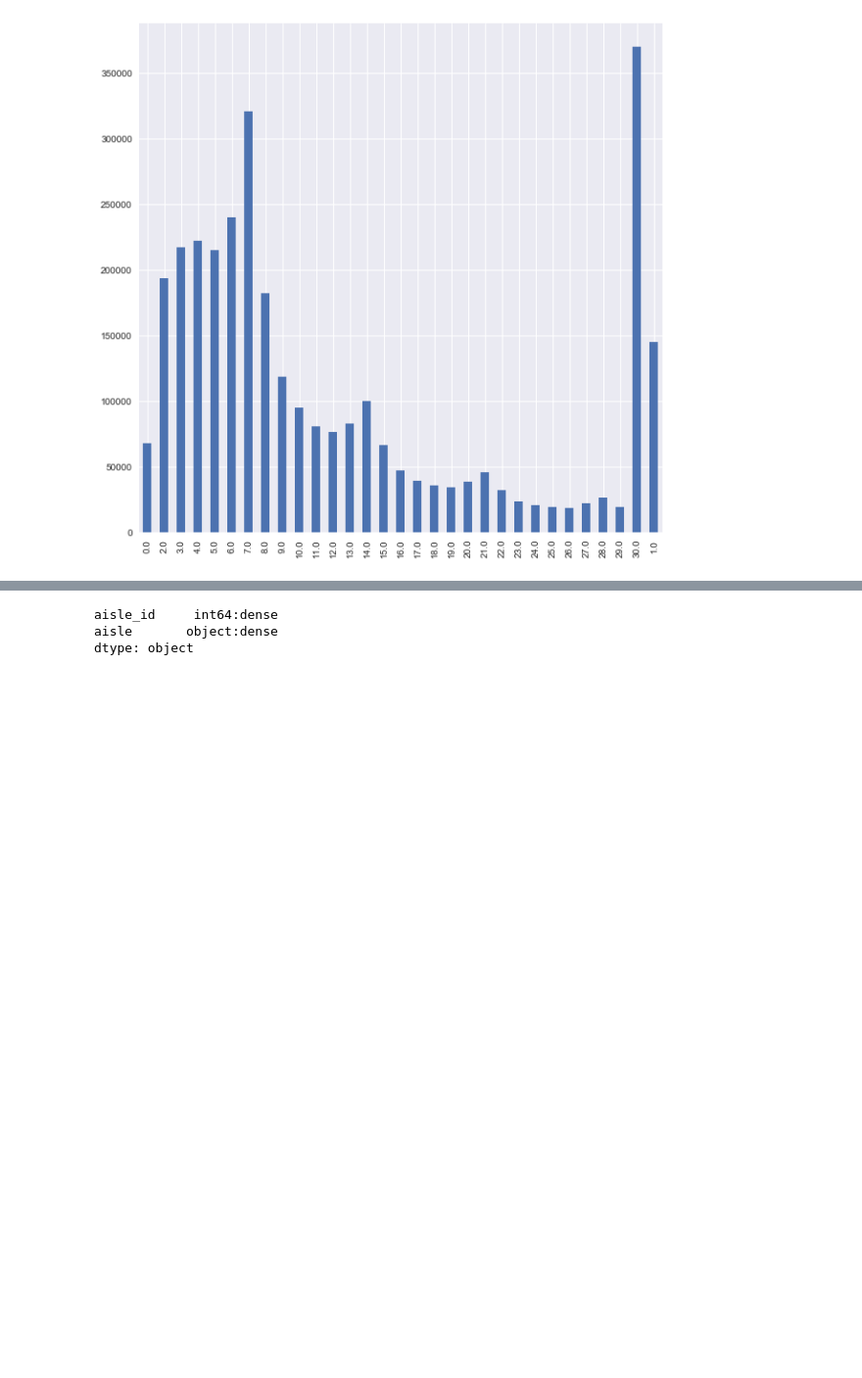
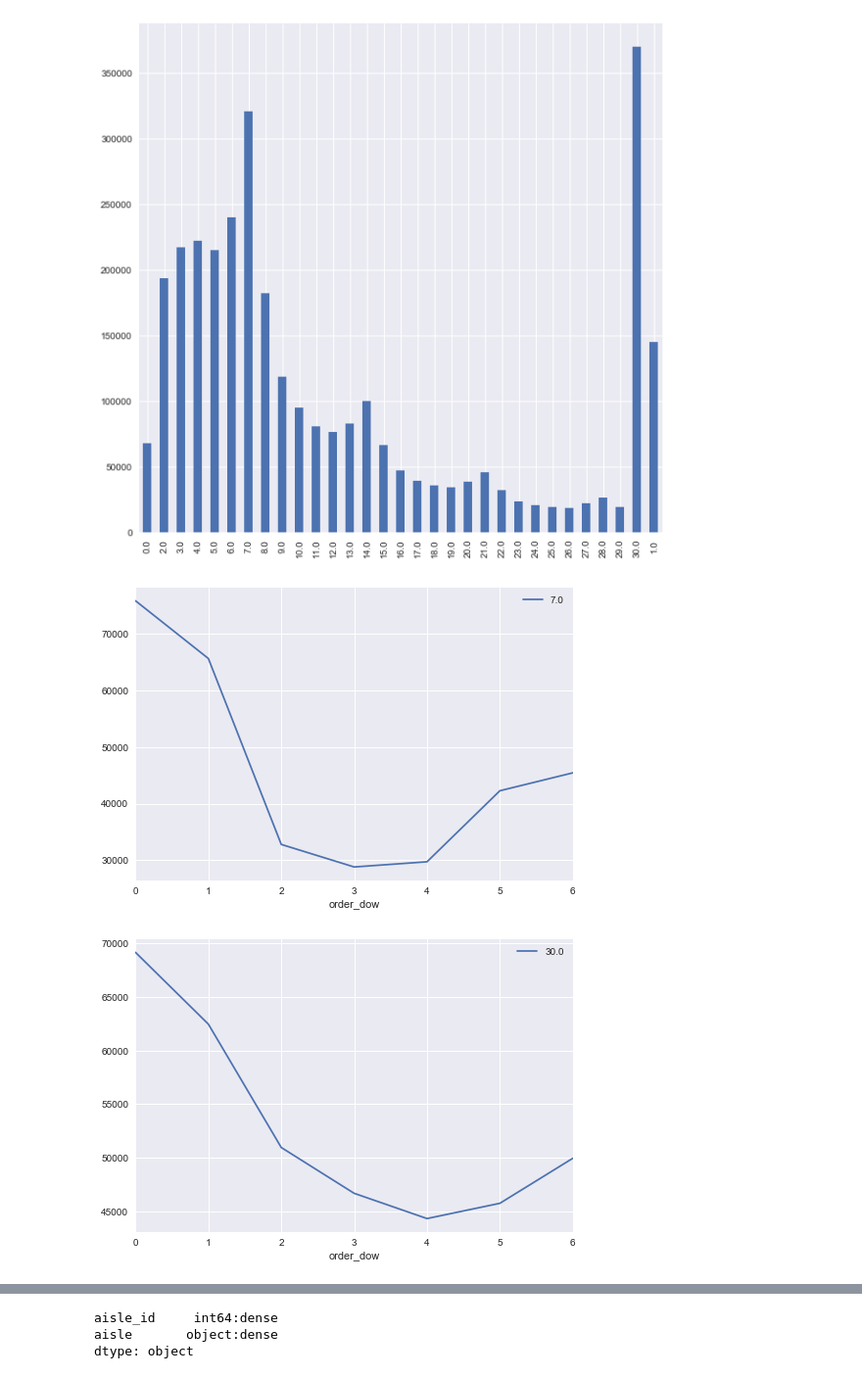
Before and after one commit to kuosamo/Instacart, a Jupyter notebook: Analysis/Data_Analysis_of_Instacart.ipynb, the cells around one changed output, grey strips where cells are left out. Shown: that part at 98% size. Drawn from its saved outputs; the diff is of its cells as text; code cells hidden in the pictures; blank space fills up the shorter version.

```diff
--- a/Analysis/Data_Analysis_of_Instacart.ipynb
+++ b/Analysis/Data_Analysis_of_Instacart.ipynb
@@ -233,0 +237,2 @@ plt.show()
+# %%
+rel_bw_prior_dow = orders_most.groupby('days_since_prior_order')['order_dow'].value_counts(sort=False).reset_index(name='count')
@@ -233,0 +241,9 @@ plt.show()
+# %%
+# fig, ax = plt.subplots()
+# colors = {1:'red', 2:'blue', 3:'green', 4:'black', 5:'pink', 6:'yellow', 0:'brown'}
+for title, group in rel_bw_prior_dow.groupby('days_since_prior_order'):
+    if title == 7.0 or title == 30.0:
+        group.plot(x='order_dow', y='count', label=title, kind='line')
+# %% [output]
+[figure, added]
+[figure, added]
```
Also changed, not shown: parts of 33 cells of this notebook.
